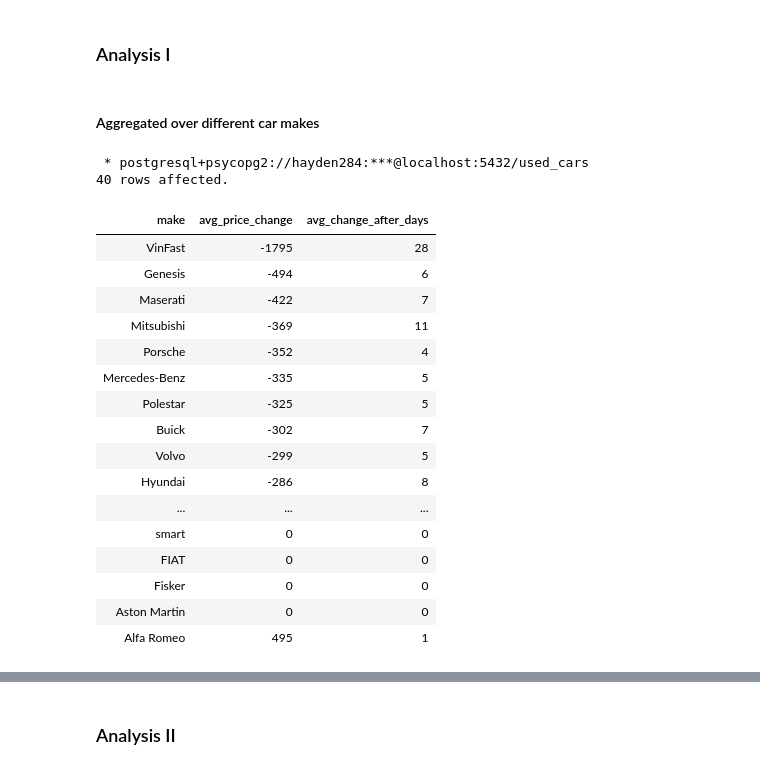
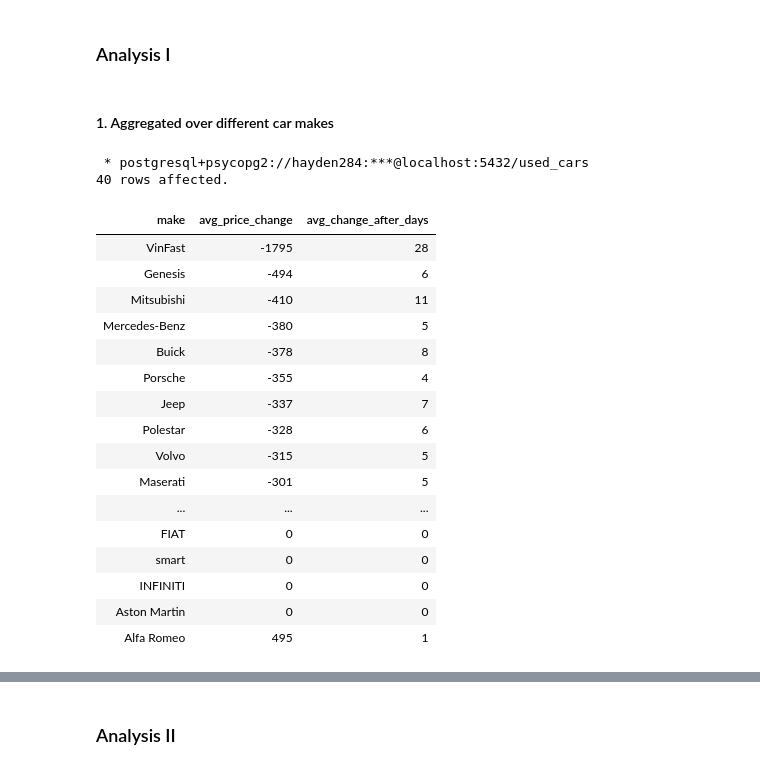
Before and after one commit to hayden-huynh/Used-Car-Market-Analysis, a Jupyter notebook: data-analysis/market-analysis.ipynb, the cells around one changed output, grey strips where cells are left out. Cells and saved outputs as stored; diff of their text form; code cells hidden in the pictures.

```diff
--- a/data-analysis/market-analysis.ipynb
+++ b/data-analysis/market-analysis.ipynb
@@ -29,7 +29,7 @@ connection_url = get_connection_url()
 # %% [markdown]
 ### Analysis I
 # %% [markdown]
-#### Aggregated over different car makes
+#### 1. Aggregated over different car makes
 # %%
 %%sql
 WITH listings AS (
@@ -43,46 +43,46 @@ WITH listings AS (
     FROM listings
     WHERE price = last_price
 ), first_prices AS (
     SELECT vin, created_at::date AS first_seen, price AS first_price
     FROM listings
     WHERE first_price_rank = 1
 ), last_prices AS (
-    SELECT vin, created_at::date AS last_changed, price AS last_price
+    SELECT vin, created_at::date AS last_changed, last_price
     FROM first_occurrence_last_price
     WHERE last_price_rank = 1
 ), price_changes AS (
     SELECT vin, first_seen, first_price, last_changed, last_price
     FROM first_prices JOIN last_prices USING(vin)
 )
 
 SELECT
     make,
     ROUND(AVG(p.last_price - p.first_price)::numeric, 0) AS avg_price_change,
     ROUND(AVG(p.last_changed - p.first_seen)::numeric, 0) AS avg_change_after_days
 FROM dim_car c JOIN price_changes p
     ON c.vin = p.vin
 WHERE p.last_changed >= '2025-11-01'
     AND c.year_release BETWEEN 2015 AND 2025
-    AND c.mileage < 120000
+    AND c.mileage < 70000
 GROUP BY make
 ORDER BY avg_price_change
 # %% [output]
  * postgresql+psycopg2://hayden284:***@localhost:5432/used_cars
 40 rows affected.
 | make | avg_price_change | avg_change_after_days |
 | VinFast | -1795 | 28 |
 | Genesis | -494 | 6 |
-| Maserati | -422 | 7 |
-| Mitsubishi | -369 | 11 |
-| Porsche | -352 | 4 |
-| Mercedes-Benz | -335 | 5 |
-| Polestar | -325 | 5 |
-| Buick | -302 | 7 |
-| Volvo | -299 | 5 |
-| Hyundai | -286 | 8 |
+| Mitsubishi | -410 | 11 |
+| Mercedes-Benz | -380 | 5 |
+| Buick | -378 | 8 |
+| Porsche | -355 | 4 |
+| Jeep | -337 | 7 |
+| Polestar | -328 | 6 |
+| Volvo | -315 | 5 |
+| Maserati | -301 | 5 |
 | ... | ... | ... |
+| FIAT | 0 | 0 |
 | smart | 0 | 0 |
-| FIAT | 0 | 0 |
-| Fisker | 0 | 0 |
+| INFINITI | 0 | 0 |
 | Aston Martin | 0 | 0 |
 | Alfa Romeo | 495 | 1 |
```
Also changed, not shown: parts of 32 cells of this notebook.
